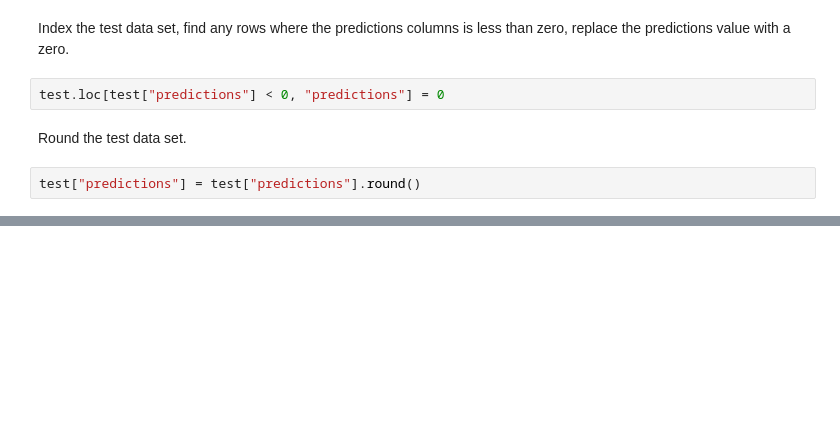
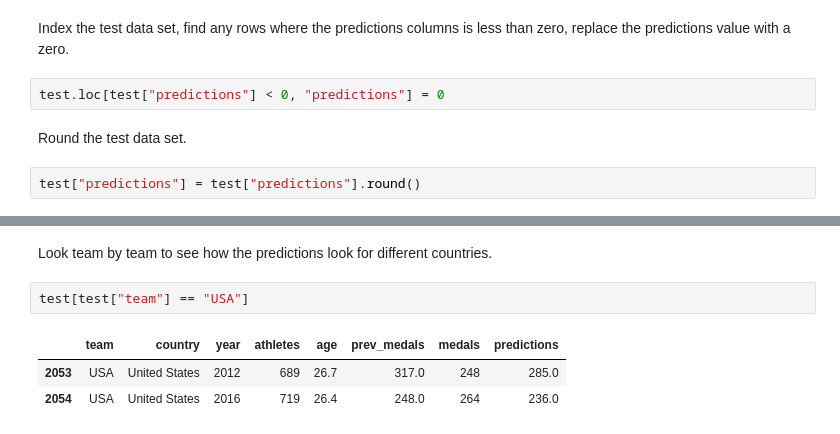
Before and after one commit to arhamislam/olympic-medal-prediction-model, a Jupyter notebook: olympic_medal_prediction_model.ipynb, the cells around one changed output, grey strips where cells are left out. Cells and saved outputs as stored; diff of their text form; blank space fills up the shorter version.

```diff
--- a/olympic_medal_prediction_model.ipynb
+++ b/olympic_medal_prediction_model.ipynb
@@ -227,0 +259,8 @@ test
+# %% [markdown]
+Look team by team to see how the predictions look for different countries.
+# %%
+test[test["team"] == "USA"]
+# %% [output]
+|  | team | country | year | athletes | age | prev_medals | medals | predictions |
+| 2053 | USA | United States | 2012 | 689 | 26.7 | 317.0 | 248 | 285.0 |
+| 2054 | USA | United States | 2016 | 719 | 26.4 | 248.0 | 264 | 236.0 |
```
Also changed, not shown: parts of 37 cells of this notebook, 1 other file.
